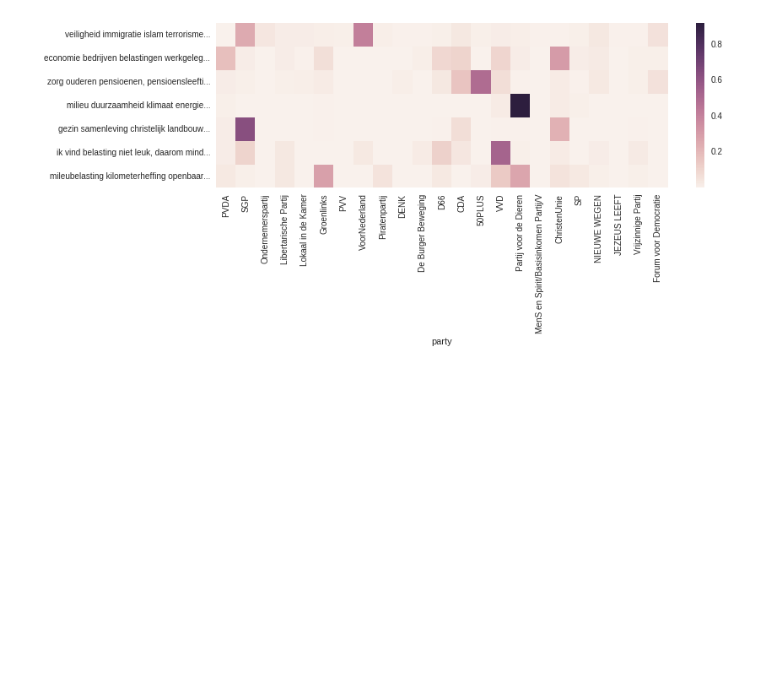
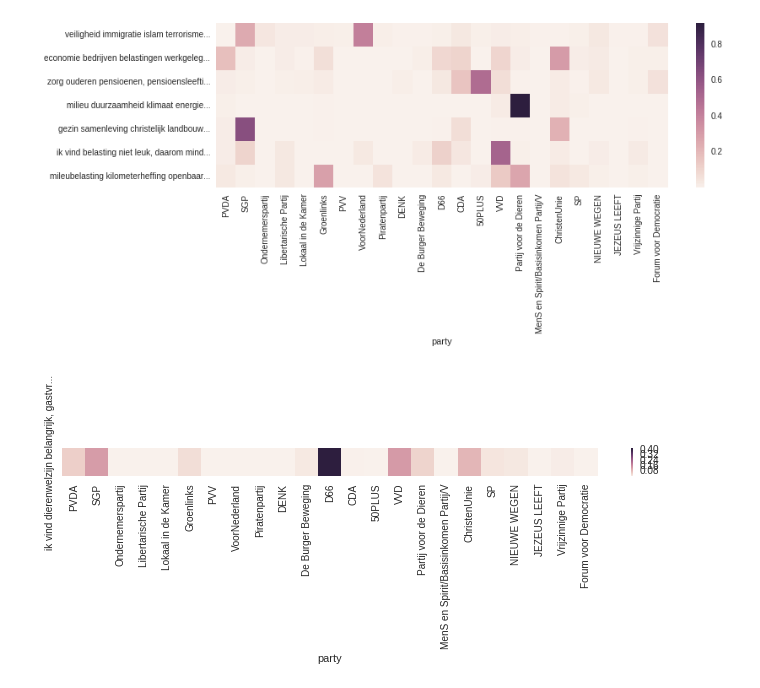
Before and after one commit to bbroeksema/verkiezingen-2017, a Jupyter notebook: notebooks/2.0-arb-party-classifier.ipynb, the cells around one changed output. Cells and saved outputs as stored; diff of their text form; code cells hidden in the pictures; blank space fills up the shorter version.

```diff
--- a/notebooks/2.0-arb-party-classifier.ipynb
+++ b/notebooks/2.0-arb-party-classifier.ipynb
@@ -105,11 +115,11 @@ from src.models import *
 X = df['text'].values
 y = np.array(df['party'])
 
-estimator = PartyClassifier()
+estimator = PartyClassifier(y_labels=party_labels)
 estimator.fit(X, y)
 
 model_filename = '../models/PartyClassifier.pkl'
-pickle.dump(estimator, open(model_filename, "wb" ))
+pickle.dump(estimator, open(model_filename, "wb" ), protocol=2)
 # %%
 from sklearn.externals import joblib
 
@@ -148,3 +158,7 @@ texts = ['veiligheid immigratie islam terrorisme',
 classify_text(estimator, texts)
 # %% [output]
 [figure]
+# %%
+classify_text(estimator, ['ik vind dierenwelzijn belangrijk, gastvrijheid, sociaal, milieu enigzins, daklozen, verslaafden'])
+# %% [output]
+[figure, added]
```
Also changed, not shown: parts of 1 cell of this notebook, 1 other file.
